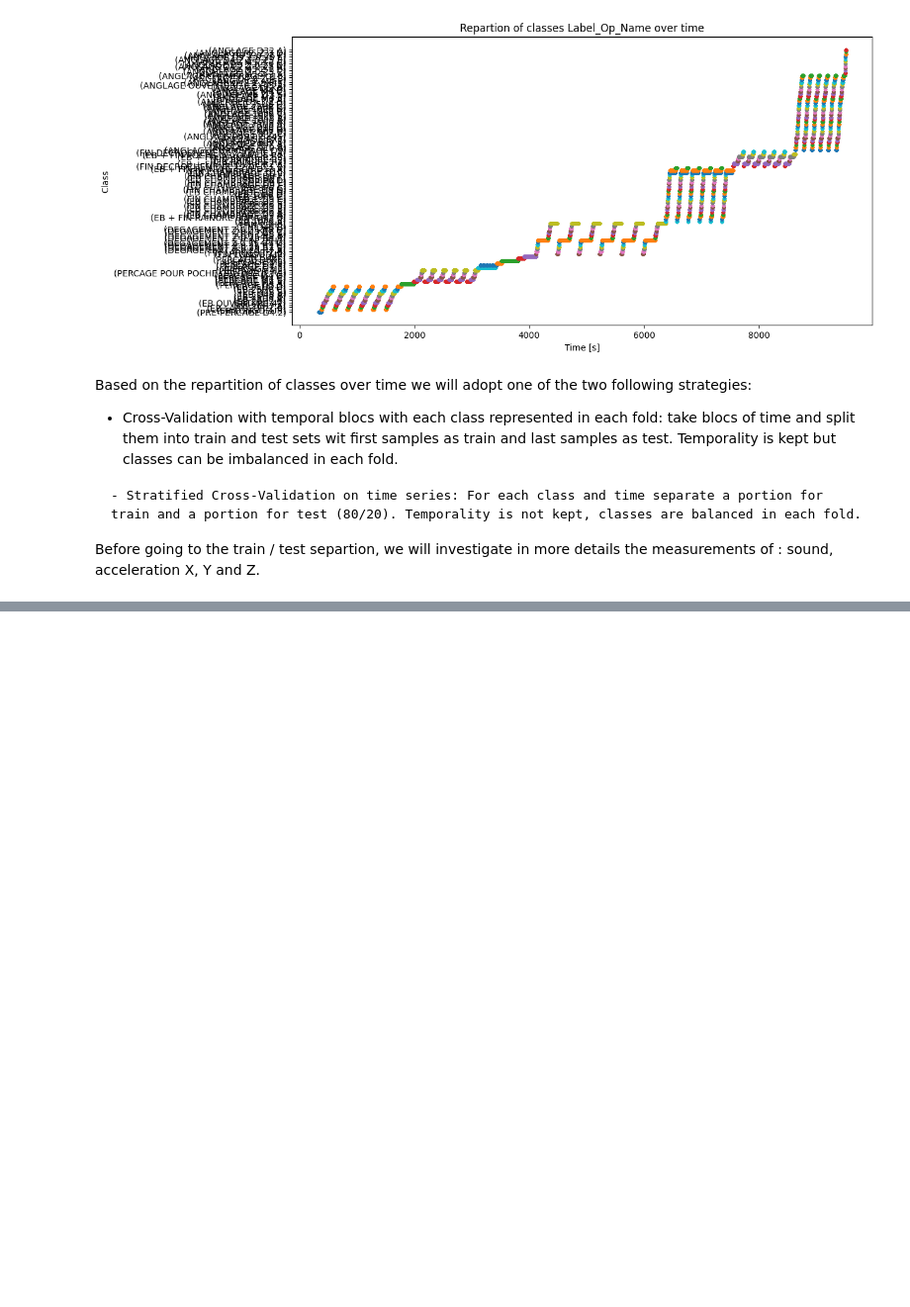
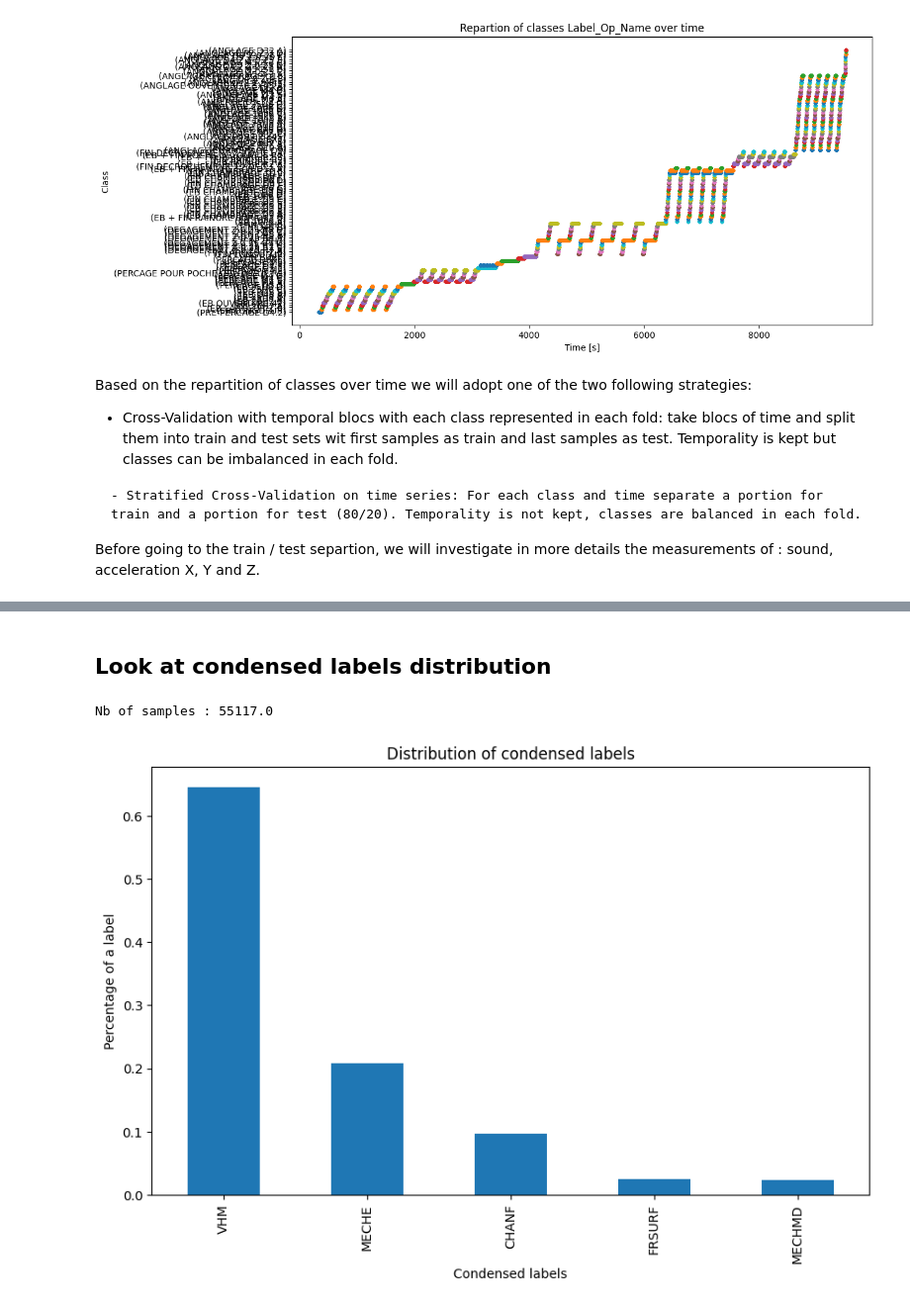
Before and after one commit to JuliuChe/TB_ML_Manufacturing, a Jupyter notebook: notebooks_AI/notebooks/ML_Implementation/1.LabelSelection.ipynb, the cells around one changed output, grey strips where cells are left out. Shown at 99% size. Cells and saved outputs as stored; diff of their text form; code cells hidden in the pictures; blank space fills up the shorter version.

```diff
--- a/notebooks_AI/notebooks/ML_Implementation/1.LabelSelection.ipynb
+++ b/notebooks_AI/notebooks/ML_Implementation/1.LabelSelection.ipynb
@@ -358,0 +171,40 @@ del myResTable
+# %% [markdown]
+## Look at condensed labels distribution
+# %%
+import numpy as np
+
+newLabels = ['VHM', 'CHANF', 'MECHE', 'MECHMD', 'FRSURF']
+myNpArr = np.zeros(len(newLabels))
+for index, row in toolNameCount.items():
+    if 'VHM' in index:
+        myNpArr[0] += row
+    if 'CHANF' in index:
+        myNpArr[1] += row
+    if ('MECHE' in index) and ('MD' in index):
+        myNpArr[2] += row
+    if ('MECHE' in index) and (not 'MD' in index):
+        myNpArr[3] += row
+    if ('FRSURF' in index):
+        myNpArr[4] += row
+mySeriesCondensedLabels = pd.Series(myNpArr, index=newLabels)
+del myNpArr, newLabels, index, row
+# %%
+#Plot mySeriesCondensedLabels
+import matplotlib.pyplot as plt
+
+total = mySeriesCondensedLabels.sum()
+print(f"Nb of samples : {total}")
+mySeriesCondensedLabels = mySeriesCondensedLabels / total
+mySeriesCondensedLabels.sort_values(ascending=False, inplace=True)
+fig, ax = plt.subplots(figsize=(10, 6))
+mySeriesCondensedLabels.plot(kind='bar', ax=ax)
+ax.set_title("Distribution of condensed labels")
+ax.set_ylabel("Percentage of a label")
+ax.set_xlabel("Condensed labels")
+plt.show()
+mySeriesCondensedLabels = mySeriesCondensedLabels * total
+
+del total, ax, fig
+# %% [output]
+Nb of samples : 55117.0
+[figure, added]
```
Also changed, not shown: parts of 28 cells of this notebook, 23 other files.
